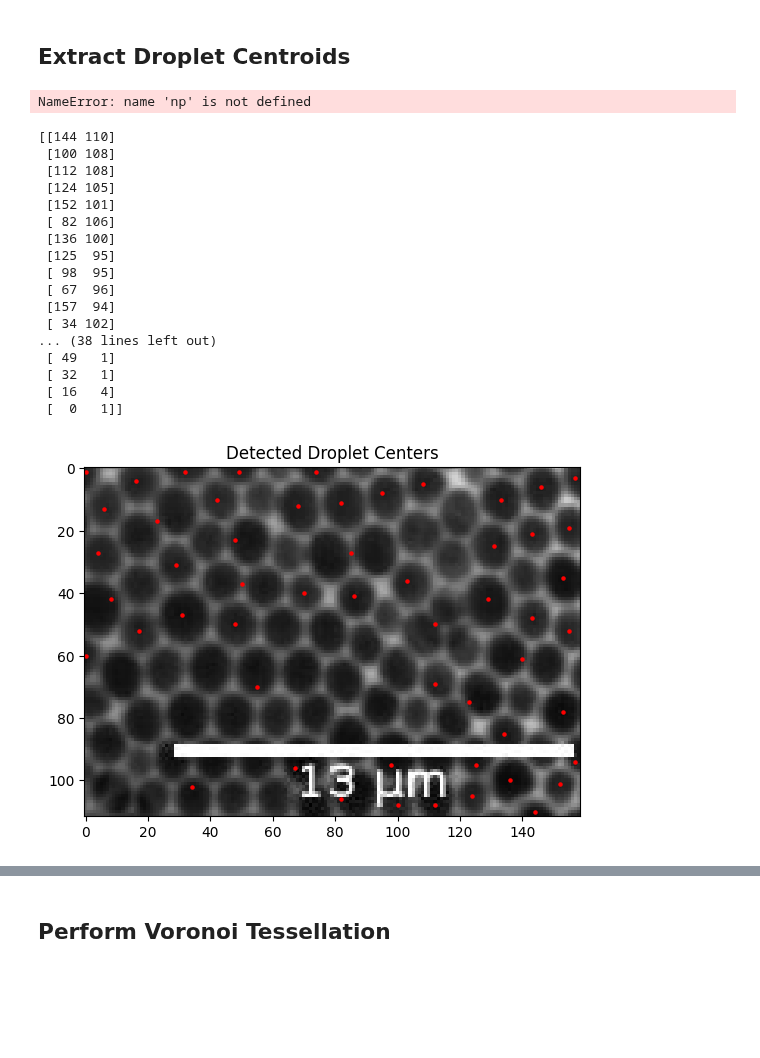
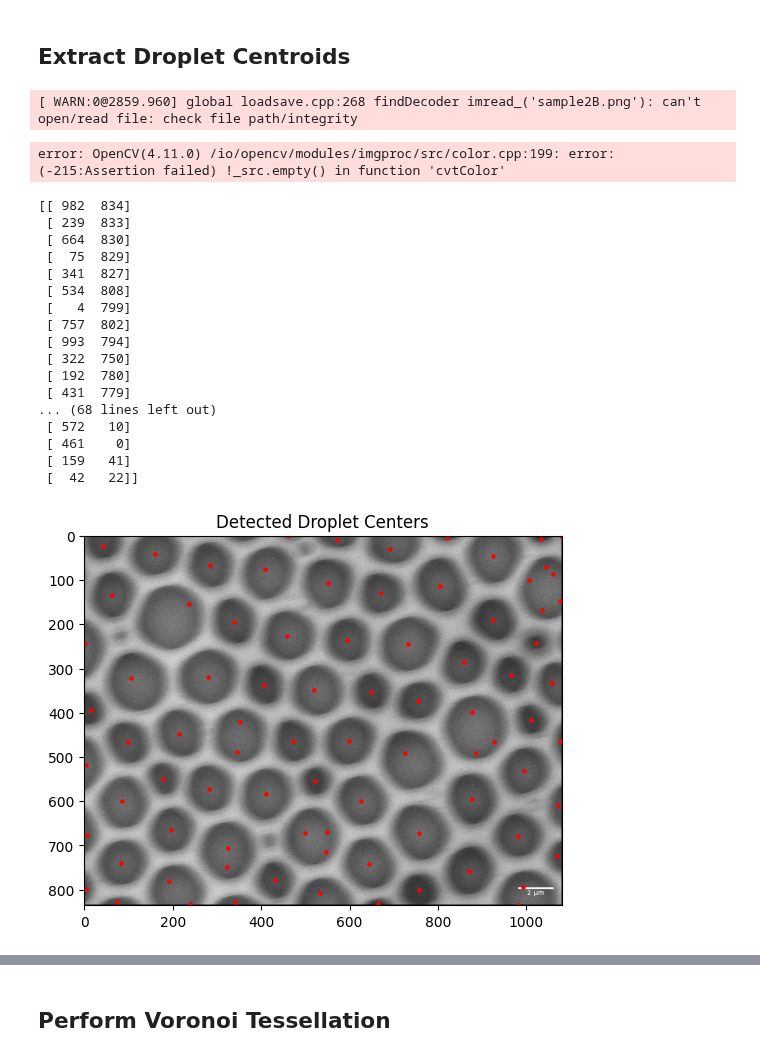
Before and after one commit to lemontang3/Python_Physics, a Jupyter notebook: Voronoi_Analysis.ipynb, the cells around one changed output, grey strips where cells are left out. Saved outputs shown, nothing was run; the diff lists cells and outputs as text; code cells hidden in the pictures; blank space fills up the shorter version.

```diff
--- a/Voronoi_Analysis.ipynb
+++ b/Voronoi_Analysis.ipynb
@@ -7,7 +7,7 @@ import numpy as np
 import matplotlib.pyplot as plt
 from skimage import measure
 
-image_path = '1%A.png'
+image_path = 'sample2B.jpg'
 image = cv2.imread(image_path, cv2.IMREAD_GRAYSCALE)
 
 # Preprocess the image (thresholding to highlight pores)
@@ -55,7 +52,7 @@ print(centroids)
 import cv2
 
 # Load image
-image = cv2.imread('0.3%A.png')
+image = cv2.imread('sample2B.png')
 
 # Convert to grayscale
 gray_image = cv2.cvtColor(image, cv2.COLOR_BGR2GRAY)
@@ -100,7 +97,8 @@ output_image = cv2.drawKeypoints(closed_image, keypoints, np.array([]), (0, 255,
 centroids = [kp.pt for kp in keypoints]
 print("Droplet centroids:", centroids)
 # %% [output]
-NameError: name 'np' is not defined
+[ WARN:0@2859.960] global loadsave.cpp:268 findDecoder imread_('sample2B.png'): can't open/read file: check file path/integrity
+error: OpenCV(4.11.0) /io/opencv/modules/imgproc/src/color.cpp:199: error: (-215:Assertion failed) !_src.empty() in function 'cvtColor'
 # %%
 import cv2
 import numpy as np
@@ -108,7 +106,7 @@ from skimage.measure import label, regionprops
 import matplotlib.pyplot as plt
 
 # Load SEM Image in Grayscale
-image = cv2.imread('0.3%B.jpg', cv2.IMREAD_GRAYSCALE)
+image = cv2.imread('sample2B.jpg', cv2.IMREAD_GRAYSCALE)
 
 # Step 1: Apply Contrast Enhancement (Histogram Equalization)
 equalized_image = cv2.equalizeHist(image)
@@ -117,49 +115,55 @@ equalized_image = cv2.equalizeHist(image)
 # Experiment with threshold values based on your image contrast
 _, thresh = cv2.threshold(equalized_image, 100, 255, cv2.THRESH_BINARY_INV)
 
 # Step 3: Apply Morphological Operations (Opening followed by Closing)
 kernel = cv2.getStructuringElement(cv2.MORPH_ELLIPSE, (5, 5))  # More elliptical kernel for smoother operation
 opened_image = cv2.morphologyEx(thresh, cv2.MORPH_OPEN, kernel)
 closed_image = cv2.morphologyEx(opened_image, cv2.MORPH_CLOSE, kernel)
 
 # Step 4: Find Contours instead of using Blob Detector
 contours, _ = cv2.findContours(closed_image, cv2.RETR_EXTERNAL, cv2.CHAIN_APPROX_SIMPLE)
 
 # Step 5: Identify Droplet Centroids using Contour Moments
 centroids = []
 for contour in contours:
     # Calculate the centroid of each contour using moments
     M = cv2.moments(contour)
     if M["m00"] != 0:  # Prevent division by zero
         cx = int(M["m10"] / M["m00"])
         cy = int(M["m01"] / M["m00"])
         centroids.append([cx, cy])
 # centroids.append([267,98])
 # Convert centroids to a numpy array for easier plotting
 centroids = np.array(centroids)
+# centroids = np.delete(centroids,[2])
+centroids = np.array([[982, 834], [239, 833], [664, 830], [75, 829], [341, 827], [534, 808], [4, 799], [757, 802],
+[993, 794], [322, 750], [192, 780], [431, 779], [547, 714], [870, 757], [1069, 724], [84, 739],
+[643, 743], [549, 669], [326, 705], [5, 676], [980, 678], [499, 672], [197, 666],[758, 671], [1071, 609], [86, 600], [625, 599], [876, 595], [410, 584], [522, 555], [281, 572], [179, 549], [994, 532], [887, 490], [926, 466], [4, 519], [346, 489], [725, 492], [1075, 465], [98, 467], [473, 464], [599, 464], [215, 447], [353, 421], [1010, 416], [878, 398],  [15, 394], [754, 374],  [649, 352], [520, 348], [406, 337], [1058, 333], [964, 314], [105, 321], [280, 319], [1, 243], [858, 286],[1021, 242], [594, 236], [732, 245], [459, 227], [237, 153], [1077, 148], [924, 191],[338, 194], [1035, 168], [1006, 100], [670, 130], [62, 134], [1060, 86], [551, 106], [804, 113],[1045, 70], [409, 76], [284, 66], [1078, 0], [1033, 6], [925, 46], [820, 4], [692, 30], [572, 10],[461, 0], [159, 41], [42, 22]])
 print(centroids)
-
+# centroids = np.all(np.isin(centroids,rows_to_remove),axis=1)
+# centroids = centroids[~centroids]
+# print(centroids.shape)
 # Plot Results
 plt.imshow(image, cmap='gray')
 plt.scatter(centroids[:, 0], centroids[:, 1], c='red', s=5)
 plt.title('Detected Droplet Centers')
 plt.show()
 # %% [output]
-[[144 110]
- [100 108]
- [112 108]
- [124 105]
- [152 101]
- [ 82 106]
- [136 100]
- [125  95]
- [ 98  95]
- [ 67  96]
- [157  94]
- [ 34 102]
-... (38 lines left out)
- [ 49   1]
- [ 32   1]
- [ 16   4]
- [  0   1]]
+[[ 982  834]
+ [ 239  833]
+ [ 664  830]
+ [  75  829]
+ [ 341  827]
+ [ 534  808]
+ [   4  799]
+ [ 757  802]
+ [ 993  794]
+ [ 322  750]
+ [ 192  780]
+ [ 431  779]
+... (68 lines left out)
+ [ 572   10]
+ [ 461    0]
+ [ 159   41]
+ [  42   22]]
-[figure, old version]
+[figure, new version]
```
Also changed, not shown: parts of 7 cells of this notebook.
